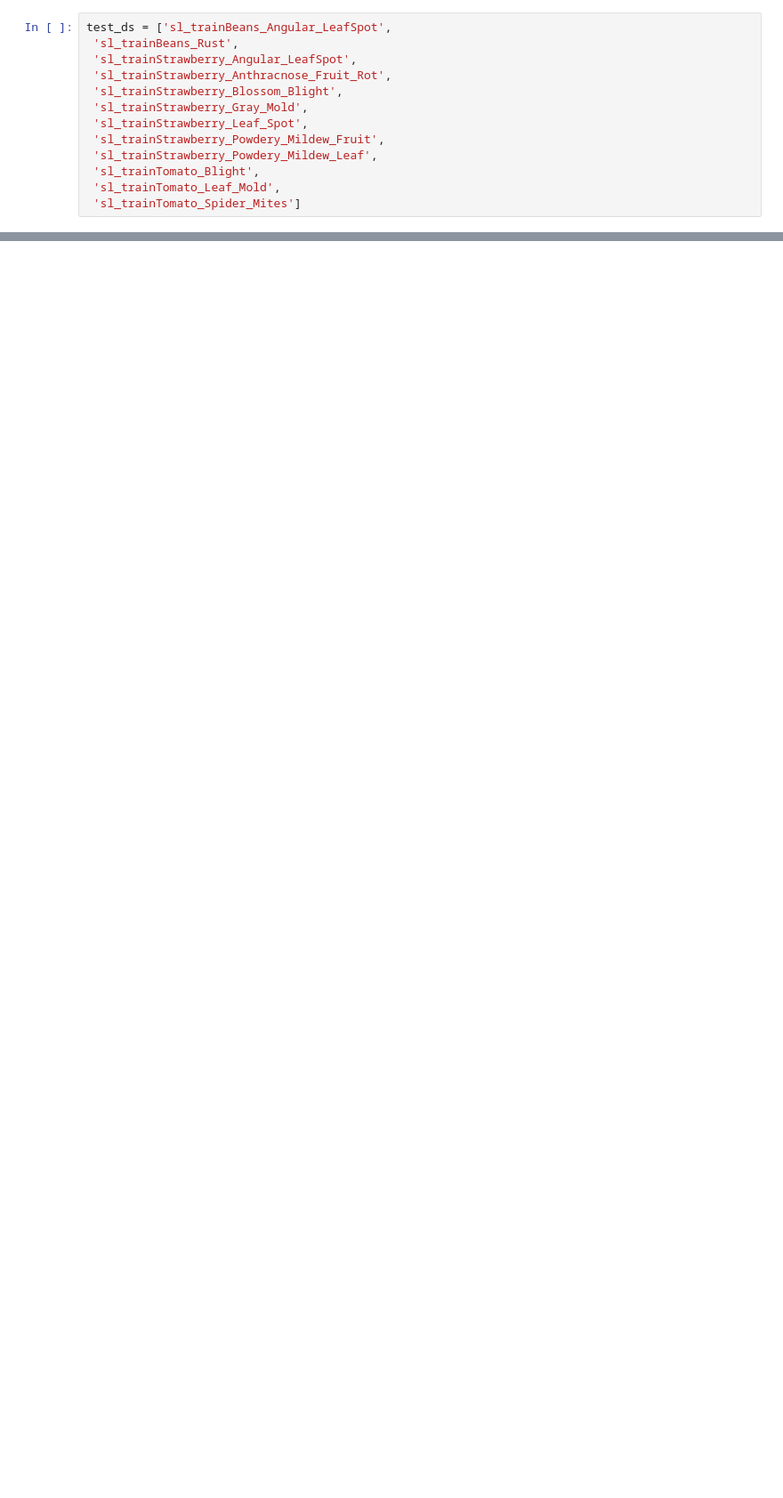
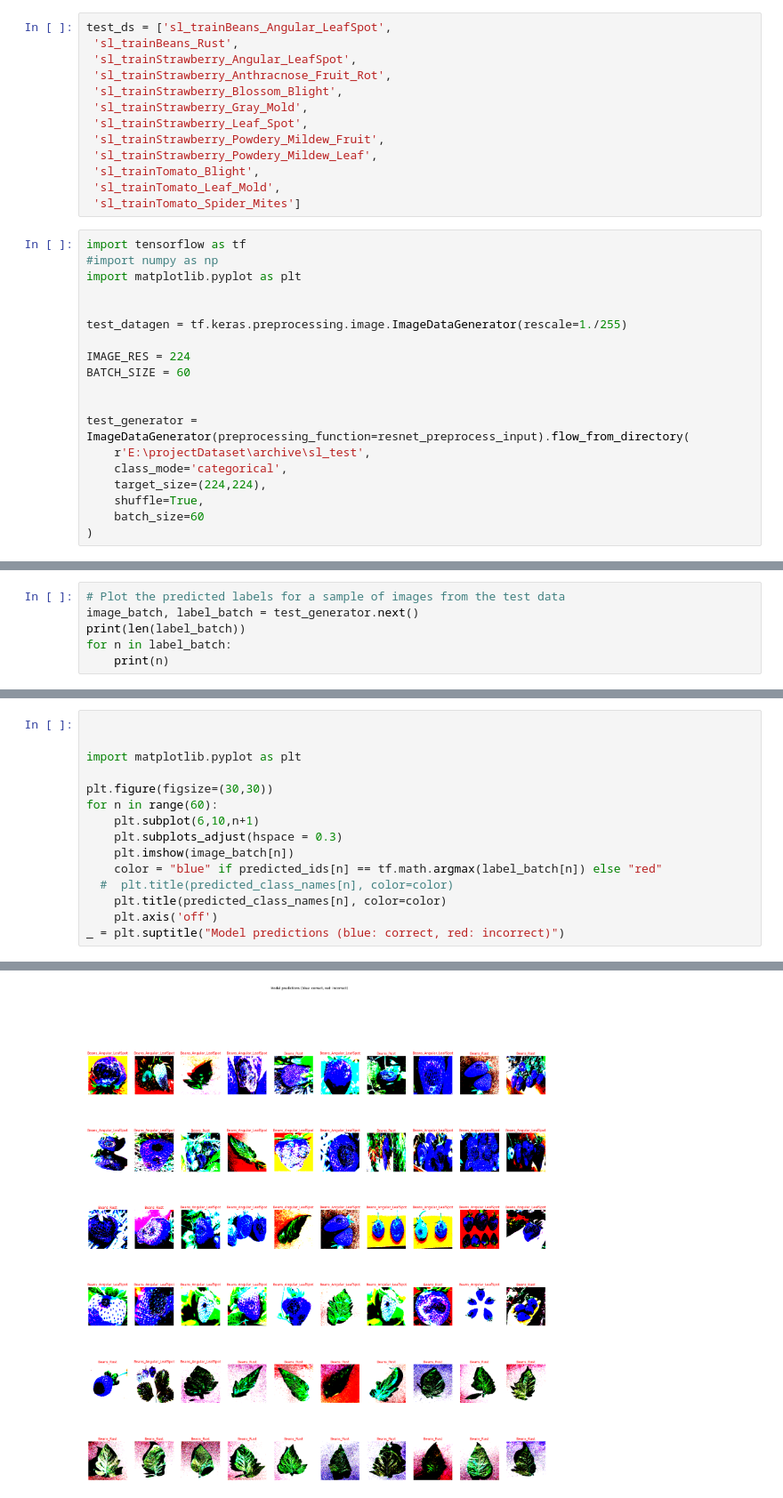
Before and after one commit to pariyaaf/FruitDiseaseDetection-pariya, a Jupyter notebook: TestModel.ipynb, the cells around one changed output, grey strips where cells are left out. Shown at 89% size. Cells and saved outputs as stored; diff of their text form; blank space fills up the shorter version.

```diff
--- a/TestModel.ipynb
+++ b/TestModel.ipynb
@@ -26,3 +27,22 @@ test_ds = ['sl_trainBeans_Angular_LeafSpot',
  'sl_trainTomato_Blight',
  'sl_trainTomato_Leaf_Mold',
  'sl_trainTomato_Spider_Mites']
+# %%
+import tensorflow as tf
+#import numpy as np
+import matplotlib.pyplot as plt
+
+
+test_datagen = tf.keras.preprocessing.image.ImageDataGenerator(rescale=1./255)
+
+IMAGE_RES = 224
+BATCH_SIZE = 60
+
+
+test_generator = ImageDataGenerator(preprocessing_function=resnet_preprocess_input).flow_from_directory(
+    r'E:\projectDataset\archive\sl_test',
+    class_mode='categorical',
+    target_size=(224,224),
+    shuffle=True,
+    batch_size=60
+)
@@ -28,0 +98,6 @@ test_ds = ['sl_trainBeans_Angular_LeafSpot',
+# %%
+# Plot the predicted labels for a sample of images from the test data
+image_batch, label_batch = test_generator.next()
+print(len(label_batch))
+for n in label_batch:
+    print(n)
@@ -28,0 +122,16 @@ test_ds = ['sl_trainBeans_Angular_LeafSpot',
+# %%
+
+
+import matplotlib.pyplot as plt
+
+plt.figure(figsize=(30,30))
+for n in range(60):
+    plt.subplot(6,10,n+1)
+    plt.subplots_adjust(hspace = 0.3)
+    plt.imshow(image_batch[n])
+    color = "blue" if predicted_ids[n] == tf.math.argmax(label_batch[n]) else "red"
+  #  plt.title(predicted_class_names[n], color=color)
+    plt.title(predicted_class_names[n], color=color)
+    plt.axis('off')
+_ = plt.suptitle("Model predictions (blue: correct, red: incorrect)")
+# %% [output]
@@ -28,0 +155 @@ test_ds = ['sl_trainBeans_Angular_LeafSpot',
+[figure, added]
```
Also changed, not shown: parts of 20 cells of this notebook, 1 other file.
